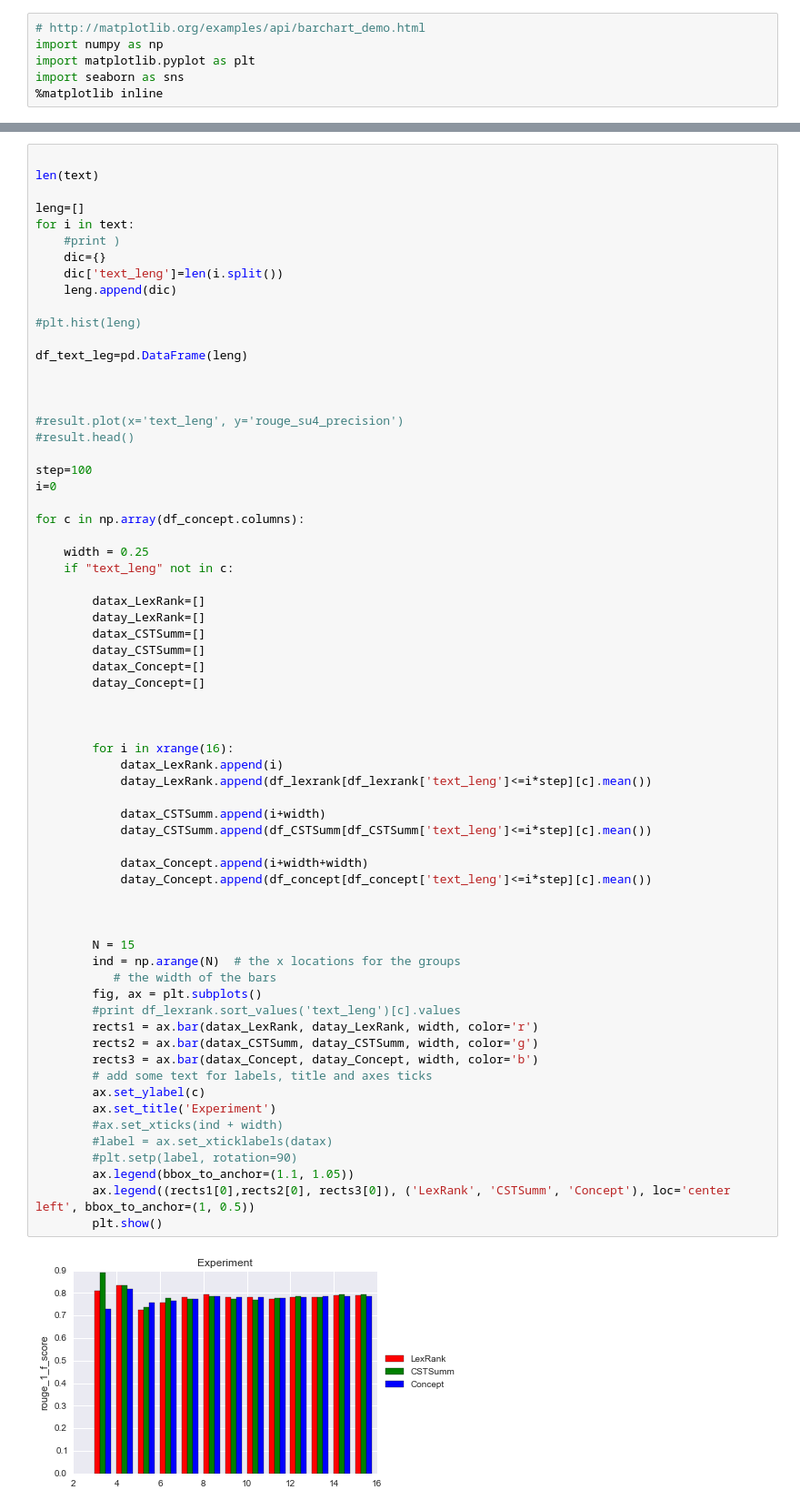
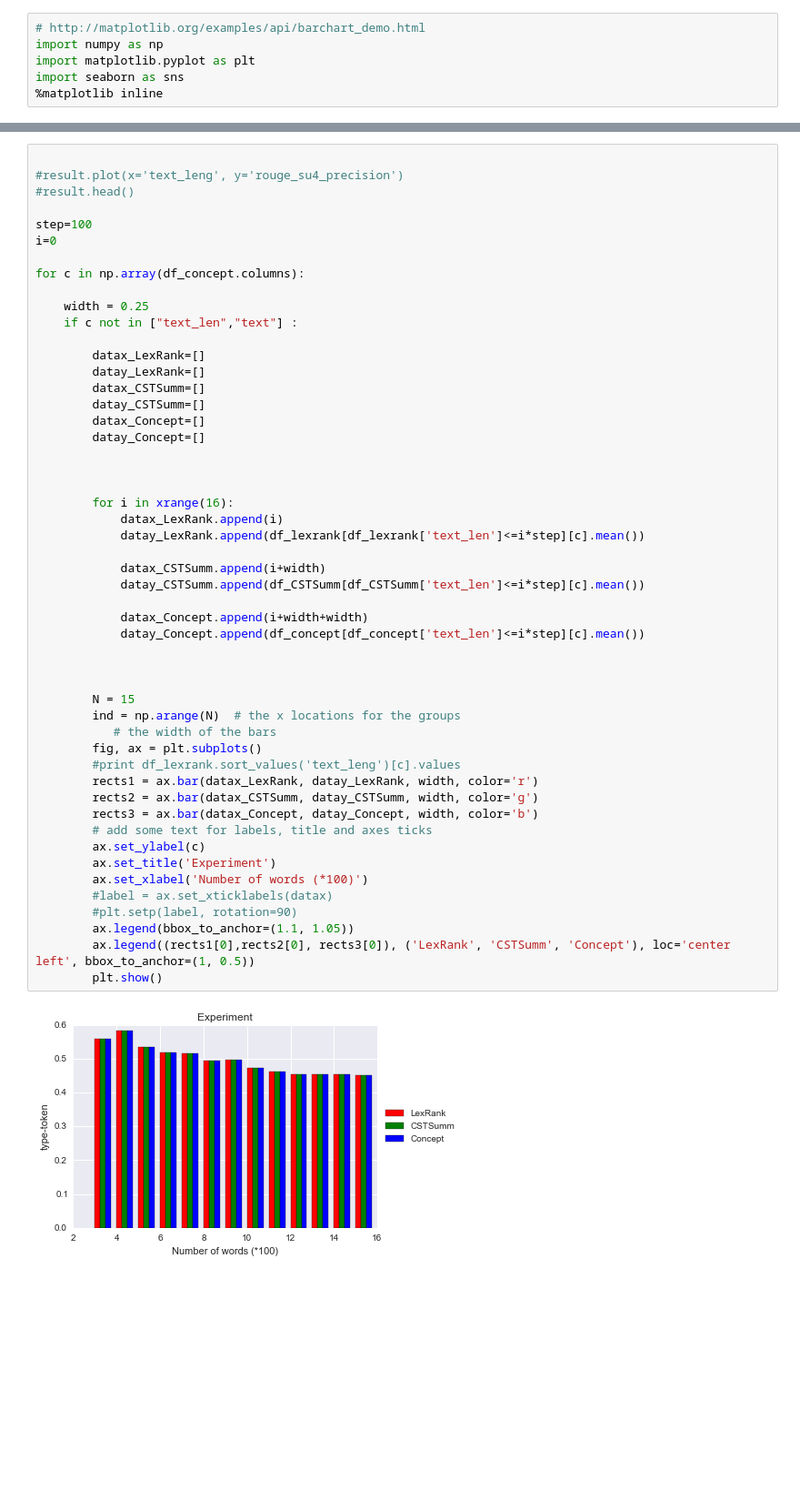
Before and after one commit to anaschwendler/tcc, a Jupyter notebook: results_by_n_words.ipynb, the cells around one changed output, grey strips where cells are left out. Shown: that part at 91% size. Cells and saved outputs as stored; diff of their text form; blank space fills up the shorter version.

```diff
--- a/results_by_n_words.ipynb
+++ b/results_by_n_words.ipynb
@@ -28,19 +105,4 @@ df_CSTSumm = pd.concat([df_text_leg,df_CSTSumm], axis=1)
 # %%
-
-len(text)
-
-leng=[]
-for i in text:
-    #print )
-    dic={}
-    dic['text_leng']=len(i.split())
-    leng.append(dic)
-
-#plt.hist(leng)
-
-df_text_leg=pd.DataFrame(leng)
-
-
 
 #result.plot(x='text_leng', y='rouge_su4_precision')
 #result.head()
@@ -51,7 +113,7 @@ i=0
 for c in np.array(df_concept.columns):
 
     width = 0.25
-    if "text_leng" not in c:
+    if c not in ["text_len","text"] :
 
         datax_LexRank=[]
         datay_LexRank=[]
@@ -61,35 +123,35 @@ for c in np.array(df_concept.columns):
         datay_Concept=[]
 
 
 
         for i in xrange(16):
             datax_LexRank.append(i)
-            datay_LexRank.append(df_lexrank[df_lexrank['text_leng']<=i*step][c].mean())
+            datay_LexRank.append(df_lexrank[df_lexrank['text_len']<=i*step][c].mean())
 
             datax_CSTSumm.append(i+width)
-            datay_CSTSumm.append(df_CSTSumm[df_CSTSumm['text_leng']<=i*step][c].mean())
+            datay_CSTSumm.append(df_CSTSumm[df_CSTSumm['text_len']<=i*step][c].mean())
 
             datax_Concept.append(i+width+width)
-            datay_Concept.append(df_concept[df_concept['text_leng']<=i*step][c].mean())
+            datay_Concept.append(df_concept[df_concept['text_len']<=i*step][c].mean())
 
 
 
         N = 15
         ind = np.arange(N)  # the x locations for the groups
            # the width of the bars
         fig, ax = plt.subplots()
         #print df_lexrank.sort_values('text_leng')[c].values
         rects1 = ax.bar(datax_LexRank, datay_LexRank, width, color='r')
         rects2 = ax.bar(datax_CSTSumm, datay_CSTSumm, width, color='g')
         rects3 = ax.bar(datax_Concept, datay_Concept, width, color='b')
         # add some text for labels, title and axes ticks
         ax.set_ylabel(c)
         ax.set_title('Experiment')
-        #ax.set_xticks(ind + width)
+        ax.set_xlabel('Number of words (*100)')
         #label = ax.set_xticklabels(datax)
         #plt.setp(label, rotation=90)
         ax.legend(bbox_to_anchor=(1.1, 1.05))
         ax.legend((rects1[0],rects2[0], rects3[0]), ('LexRank', 'CSTSumm', 'Concept'), loc='center left', bbox_to_anchor=(1, 0.5))
         plt.show()
 # %% [output]
-[figure, old version]
+[figure, new version]
```
Also changed, not shown: parts of 9 cells of this notebook.
